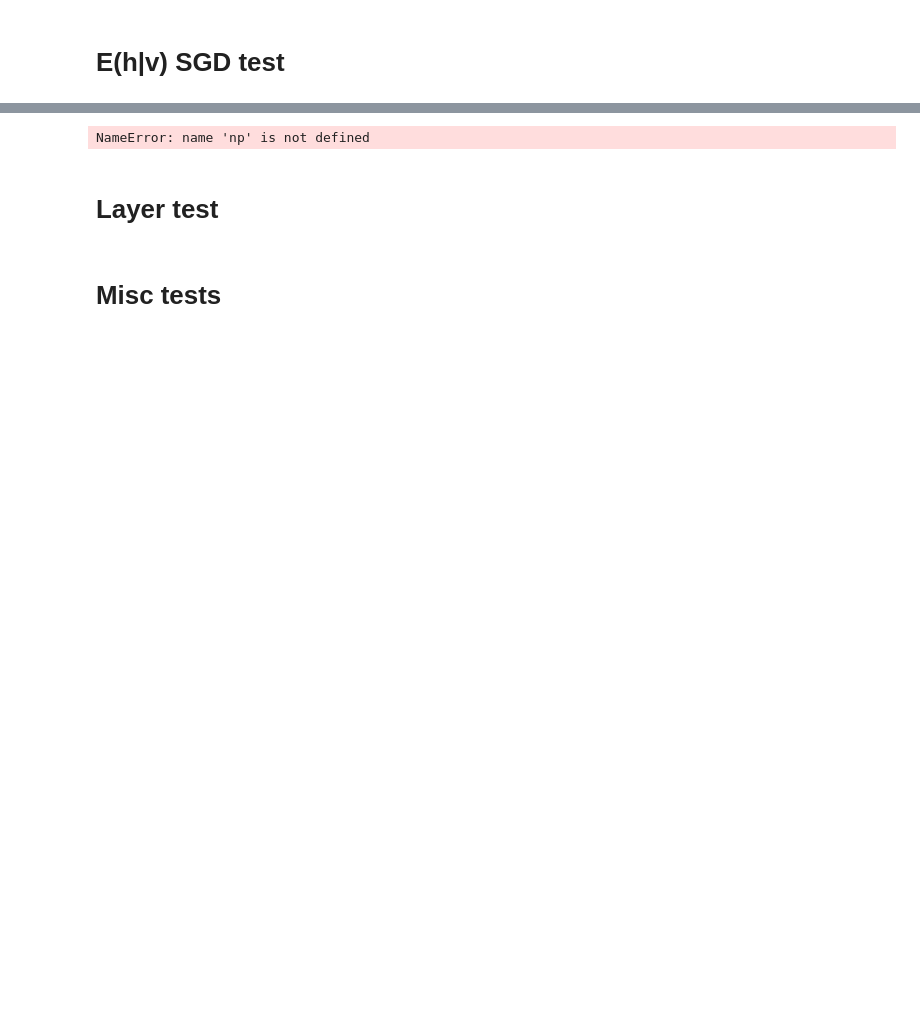
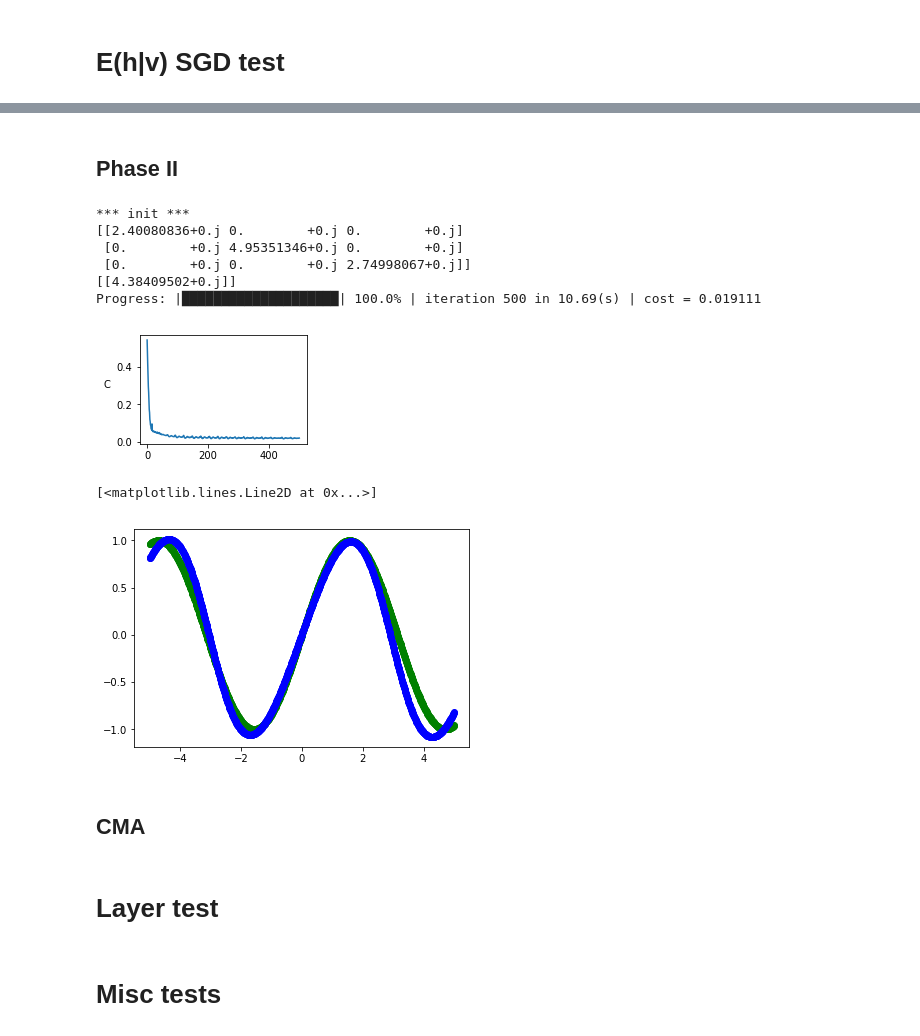
Before and after one commit to RiemannAI/theta, a Jupyter notebook: examples/test_layers.ipynb, the cells around one changed output, grey strips where cells are left out. Saved outputs shown, nothing was run; the diff lists cells and outputs as text; code cells hidden in the pictures; blank space fills up the shorter version.

```diff
--- a/examples/test_layers.ipynb
+++ b/examples/test_layers.ipynb
@@ -165,20 +174,35 @@ Time: 31 s
+# %% [markdown]
+## Phase II
 # %%
 def func(x):
-    return np.sin(x)+x
+    return np.sin(x)
 
 X = np.linspace(-5, 5, 997)
 X = X.reshape((1,X.shape[0]))
 
 Y = func(X[:,None]).reshape((1,X.shape[1]))
 
 M = mdl.Model()
-M.add(layers.DiagExpectationUnitLayer(1,1, phase=1))
+M.add(layers.DiagExpectationUnitLayer(1,3, phase=1j, Q_init=uniform(2,3+1e-5)))
+M.add(layers.DiagExpectationUnitLayer(3,1, phase=1j, Q_init=uniform(2,3+1e-5)))
+
+print("*** init ***")
+print(M.get_layer(1)._q)
+print(M.get_layer(2)._q)
 
 minim = minimizer.SGD()
 
-minim.train(mse(), M, X, Y, lr=0.01,maxiter=1000,noise=0.01)
+minim.train(mse(), M, X, Y, lr=0.1, scheme=RMSprop(), maxiter=500)
 
 plt.plot(X.flatten(), Y.flatten(),"og-", label='fit')
 plt.plot(X.flatten(), np.real(M.predict(X)).flatten(),"ob-", label='fit')
 # %% [output]
-NameError: name 'np' is not defined
+*** init ***
+[[2.40080836+0.j 0.        +0.j 0.        +0.j]
+ [0.        +0.j 4.95351346+0.j 0.        +0.j]
+ [0.        +0.j 0.        +0.j 2.74998067+0.j]]
+[[4.38409502+0.j]]
+Progress: |████████████████████| 100.0% | iteration 500 in 10.69(s) | cost = 0.019111
+[figure, added]
+[<matplotlib.lines.Line2D at 0x...>]
+[figure, added]
@@ -185,3 +212,5 @@ NameError: name 'np' is not defined
+# %% [markdown]
+## CMA
 # %%
 M = mdl.Model()
 M.add(layers.DiagExpectationUnitLayer(1,3,phase=1))
```
Also changed, not shown: parts of 17 cells of this notebook, 2 other files.
